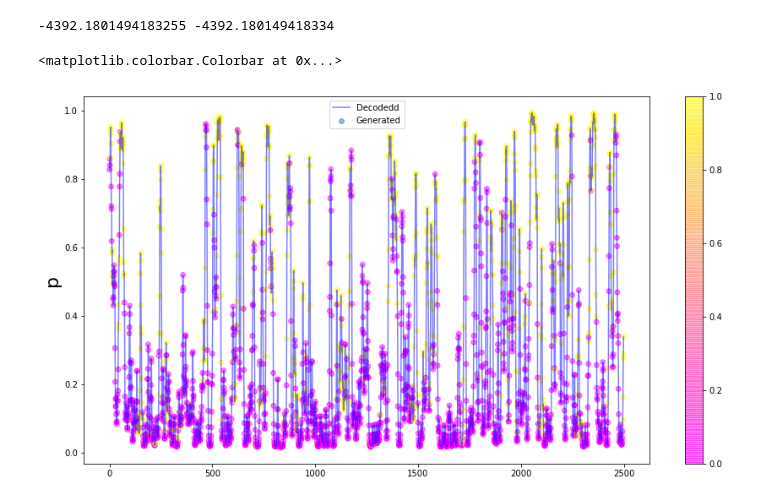
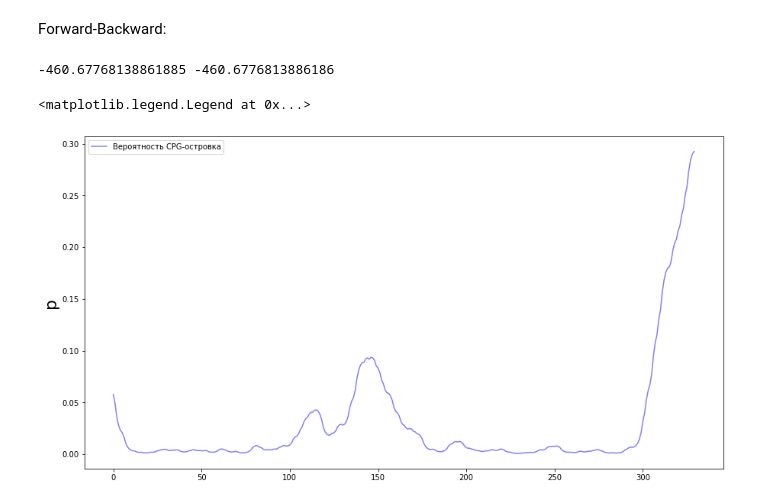
Before and after one commit to kamilla0503/University_courses, a Jupyter notebook: HW_Genomics.ipynb, the cells around one changed output. Saved outputs shown, nothing was run; the diff lists cells and outputs as text; code cells hidden in the pictures.

```diff
--- a/HW_Genomics.ipynb
+++ b/HW_Genomics.ipynb
@@ -34,7 +34,3 @@ B[1, 5] = 0.5
 #Начальное распределение состояний:
 p = np.ones(m)/m
 #p = np.array([1, 0])
-# %%
-#Начальное распределение состояний:
-p = np.ones(m)/m
-#p = np.array([1, 0])
@@ -41,5 +39,7 @@ p = np.ones(m)/m
 # %%
-def generate_sample(A, B, p0, L=2500):
+
+#L - аргумент для задания длины цепочки состояний
+def generate_sample(A, B, p0, L=300):
     n = B.shape[1]
     m = A.shape[0]
     hidden_seq = np.zeros(L, dtype = int)
@@ -135,0 +163,10 @@ fdecoded, bdecoded
+# %%
+f = open("sequence.txt")
+s = f.readline()
+
+Nuc = { "a" : 0, "t" :1, "g" :2 , "c" :3 }
+# %%
+open_genome = np.zeros(len(s), dtype = int)
+
+for i in range(len(s)):
+    open_genome[i] = Nuc[s[i]]
@@ -136,27 +190,23 @@ fdecoded, bdecoded
+# %% [markdown]
+Forward-Backward:
 # %%
-f, fdecoded = forward(A, B, p, open_seq)
-
-b, bdecoded = backward(A, B, p, open_seq)
+f, fdecoded = forward(A, B, p, open_genome)
+b, bdecoded = backward(A, B, p, open_genome)
 print(fdecoded, bdecoded)
 
 fig = plt.figure(figsize=(15, 8))
 ax = fig.add_subplot(111)
 gamma = f[:-1, :] * b[:-1, :]
-#gamma = (f*b)
-#gamma = gamma.T
-#print(gamma.shape, gamma[:,1].shape)
+
 gamma /= np.sum(gamma, axis=1, keepdims=True)
-plt.scatter(np.arange(len(hidden_seq)), gamma[:,1],  alpha = 0.5, c=hidden_seq, label =  "Generated", cmap = "spring")
 
-plt.plot(np.arange(len(hidden_seq)),gamma [:,1], "-", alpha = 0.5, c = "b", label = "Decodedd")
+plt.plot(np.arange(len(open_genome)),gamma [:,1], "-", alpha = 0.5, c = "b", label = "Вероятность CPG-островка")
 
-#plt.xlabel(r' $ \% $', fontsize = 22)
+
 plt.ylabel(r"p", fontsize=22)
 
 plt.legend()
-
-plt.colorbar()
 # %% [output]
--4392.1801494183255 -4392.180149418334
+-460.67768138861885 -460.6776813886186
-<matplotlib.colorbar.Colorbar at 0x...>
+<matplotlib.legend.Legend at 0x...>
-[figure, old version]
+[figure, new version]
```
Also changed, not shown: parts of 15 cells of this notebook.
